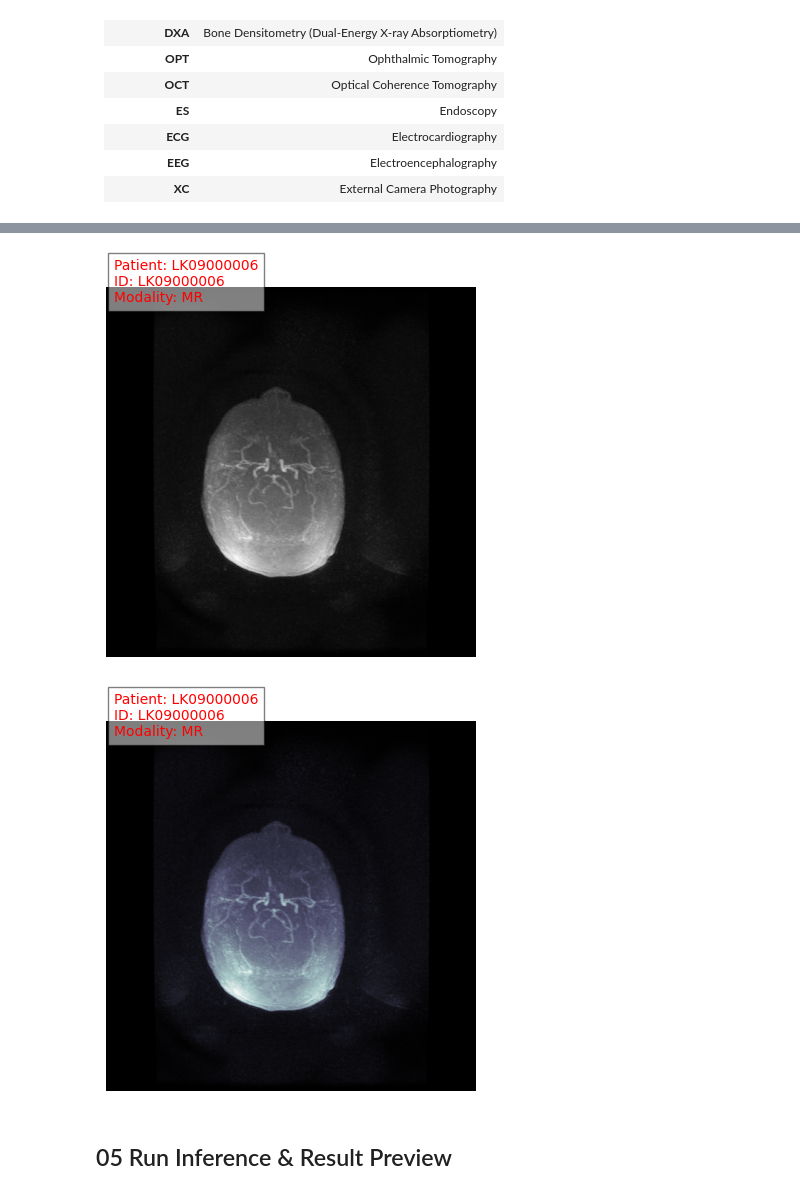
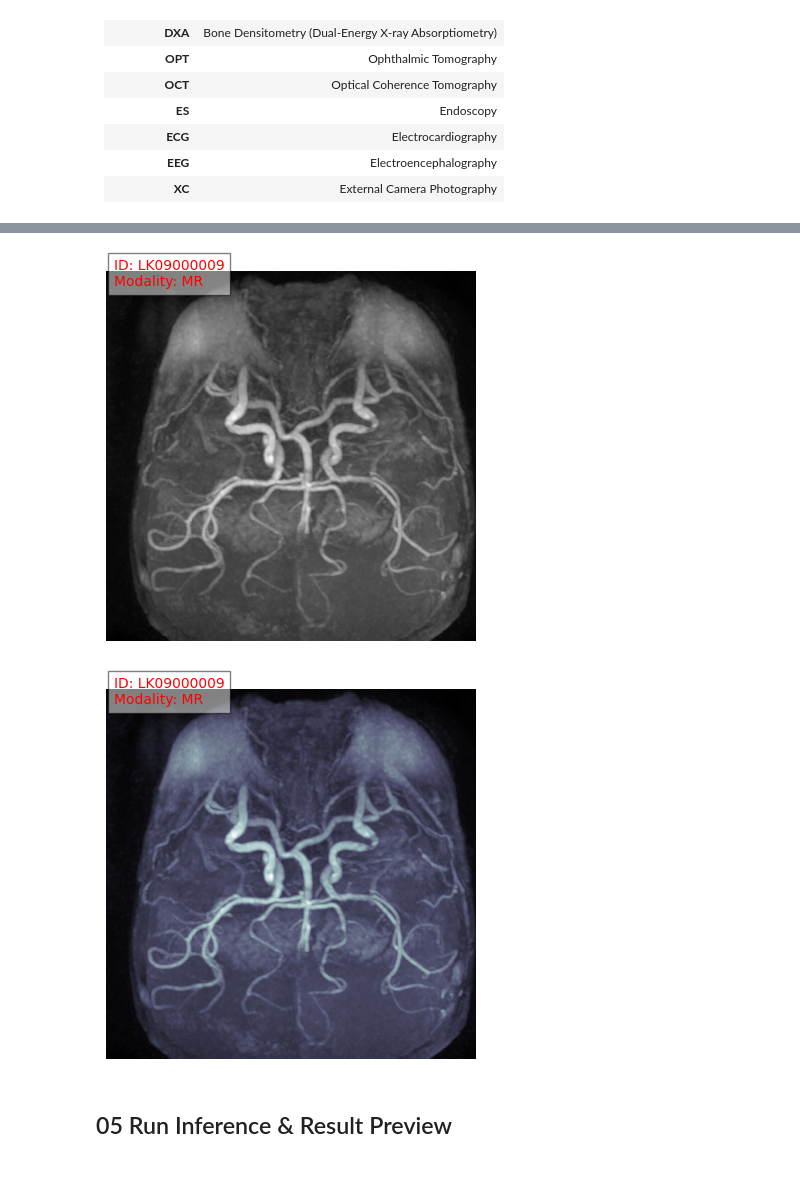
Before and after one commit to azzindani/04_Bio_Medical, a Jupyter notebook: DCM_BP_Brain_MRI_v1.ipynb, the cells around one changed output, grey strips where cells are left out. Saved outputs shown, nothing was run; the diff lists cells and outputs as text; code cells hidden in the pictures.

```diff
--- a/DCM_BP_Brain_MRI_v1.ipynb
+++ b/DCM_BP_Brain_MRI_v1.ipynb
@@ -249,7 +249,7 @@ zipfile.extractall() #'''
 root_dir = './'
 
 file_format = '.dcm'
-n = 5
+n = 6
 file_paths = []
 
 for root, dirs, files in os.walk(root_dir):
@@ -287,6 +287,6 @@ for root, dirs, files in os.walk(root_dir):
 | **EEG** | Electroencephalography |
 | **XC**  | External Camera Photography |
 # %%
-file_path = file_paths[0]
+file_path = file_paths[1]
 file_path
 # %% [output]
@@ -339,21 +339,21 @@ SOP Instance UID: 1.2.840.113619.2.388.57473.14165545.19888.1728886022.11
 # %%
 plt.imshow(image_data, cmap = 'gray')
 
-text = f"Patient: {dicom_data.PatientName}\nID: {dicom_data.PatientID}\nModality: {dicom_data.Modality}"
+text = f"ID: {dicom_data.PatientID}\nModality: {dicom_data.Modality}"
 plt.text(10, 20, text, fontsize = 10, color = 'red', bbox = dict(facecolor = 'white', alpha = 0.5))
 plt.axis('off')
 plt.show()
 # %% [output]
-[figure, old version]
+[figure, new version]
 # %%
 plt.imshow(image_data, cmap = 'bone')
 
-text = f"Patient: {dicom_data.PatientName}\nID: {dicom_data.PatientID}\nModality: {dicom_data.Modality}"
+text = f"ID: {dicom_data.PatientID}\nModality: {dicom_data.Modality}"
 plt.text(10, 20, text, fontsize = 10, color = 'red', bbox = dict(facecolor = 'white', alpha = 0.5))
 plt.axis('off')
 plt.show()
 # %% [output]
-[figure, old version]
+[figure, new version]
 # %% [markdown]
 ## 05 Run Inference & Result Preview
 # %% [markdown]
```
Also changed, not shown: parts of 14 cells of this notebook.
